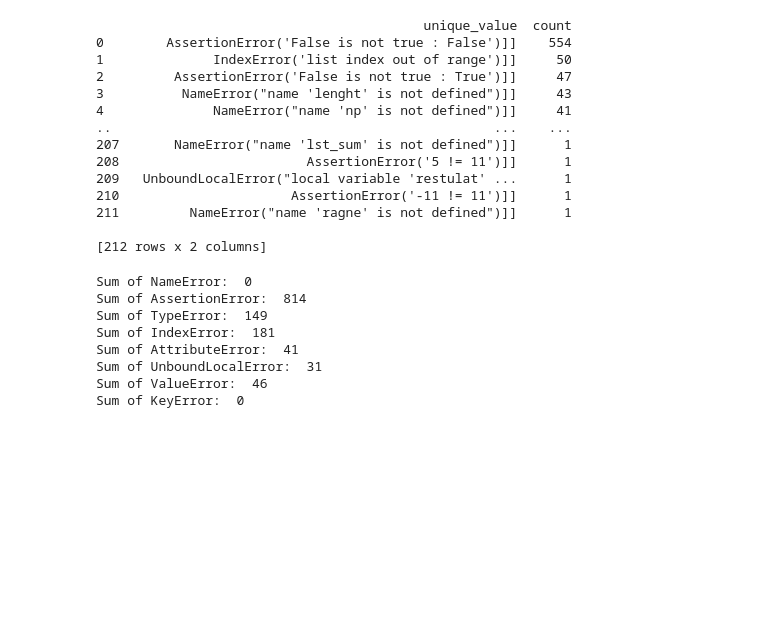
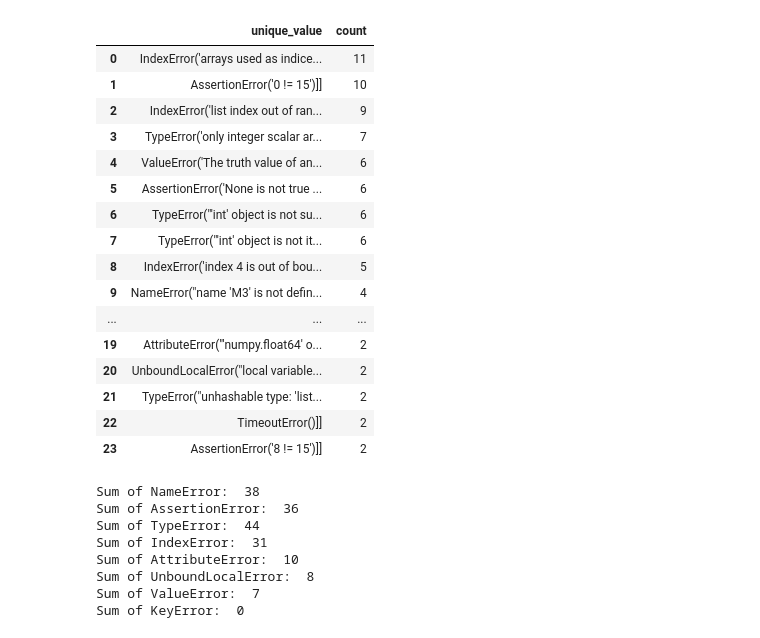
Before and after one commit to sigmundcook/Master_results, a Jupyter notebook: data.ipynb, the cells around one changed output. Cells and saved outputs as stored; diff of their text form; code cells hidden in the pictures; blank space fills up the shorter version.

```diff
--- a/data.ipynb
+++ b/data.ipynb
@@ -144,36 +235,39 @@ print(unique_values_df)
 # %%
 import pandas as pd
 # Load the CSV file into a pandas DataFrame
-data = pd.read_csv("H22/errorH22morgen.csv", on_bad_lines='skip')
+data = pd.read_csv("H22Kveld/errorH22kveld.csv", on_bad_lines='skip')
 
 #Drop the first column
 data = data.drop(data.columns[0], axis=1)
 
 #Get unique data and their count
 unique_values = data.stack().value_counts()
 
 unique_values_df = unique_values.rename_axis('unique_value').reset_index(name='count')
 
 # Display the grouped data as a table
-print(unique_values_df)
+unique_values_df.head(24)
 # %% [output]
-                                          unique_value  count
-0        AssertionError('False is not true : False')]]    554
-1              IndexError('list index out of range')]]     50
-2         AssertionError('False is not true : True')]]     47
-3          NameError("name 'lenght' is not defined")]]     43
-4              NameError("name 'np' is not defined")]]     41
-..                                                 ...    ...
-207       NameError("name 'lst_sum' is not defined")]]      1
-208                        AssertionError('5 != 11')]]      1
-209   UnboundLocalError("local variable 'restulat' ...      1
-210                      AssertionError('-11 != 11')]]      1
-211         NameError("name 'ragne' is not defined")]]      1
-
-[212 rows x 2 columns]
+|  | unique_value | count |
+| 0 | IndexError('arrays used as indice... | 11 |
+| 1 | AssertionError('0 != 15')]] | 10 |
+| 2 | IndexError('list index out of ran... | 9 |
+| 3 | TypeError('only integer scalar ar... | 7 |
+| 4 | ValueError('The truth value of an... | 6 |
+| 5 | AssertionError('None is not true ... | 6 |
+| 6 | TypeError("'int' object is not su... | 6 |
+| 7 | TypeError("'int' object is not it... | 6 |
+| 8 | IndexError('index 4 is out of bou... | 5 |
+| 9 | NameError("name 'M3' is not defin... | 4 |
+| ... | ... | ... |
+| 19 | AttributeError("'numpy.float64' o... | 2 |
+| 20 | UnboundLocalError("local variable... | 2 |
+| 21 | TypeError("unhashable type: 'list... | 2 |
+| 22 | TimeoutError()]] | 2 |
+| 23 | AssertionError('8 != 15')]] | 2 |
 # %%
 # Load the CSV file into a pandas DataFrame
-data = pd.read_csv("H22/errorH22morgen.csv", on_bad_lines='skip')
+data = pd.read_csv("H22Kveld/errorH22kveld.csv", on_bad_lines='skip')
 
 #Drop the first column
 data = data.drop(data.columns[0], axis=1)
@@ -182,7 +276,7 @@ data = data.drop(data.columns[0], axis=1)
 unique_values = data.stack().value_counts()
 
 # Filter unique values containing "NameError"
-name_error_values = [value for value in unique_values.index if "KeyError" in value]
+name_error_values = [value for value in unique_values.index if "NameError" in value]
 name_error_counts = unique_values[name_error_values]
 
 # Sum the counts of the NameError values
@@ -247,11 +341,11 @@ print("Sum of UnboundLocalError: ", unbound_local_error_sum)
 print("Sum of ValueError: ", value_error_sum)
 print("Sum of KeyError: ", key_error_sum)
 # %% [output]
-Sum of NameError:  0
-Sum of AssertionError:  814
-Sum of TypeError:  149
-Sum of IndexError:  181
-Sum of AttributeError:  41
-Sum of UnboundLocalError:  31
-Sum of ValueError:  46
+Sum of NameError:  38
+Sum of AssertionError:  36
+Sum of TypeError:  44
+Sum of IndexError:  31
+Sum of AttributeError:  10
+Sum of UnboundLocalError:  8
+Sum of ValueError:  7
 Sum of KeyError:  0
```
Also changed, not shown: parts of 11 cells of this notebook, 6 other files.
